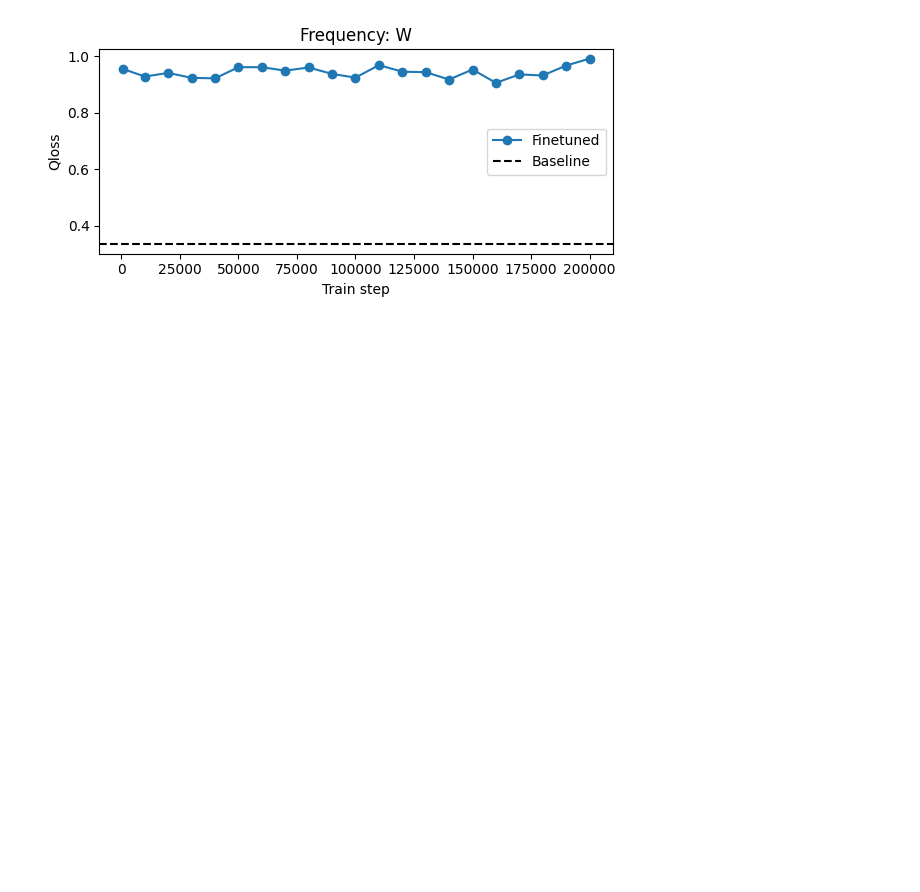
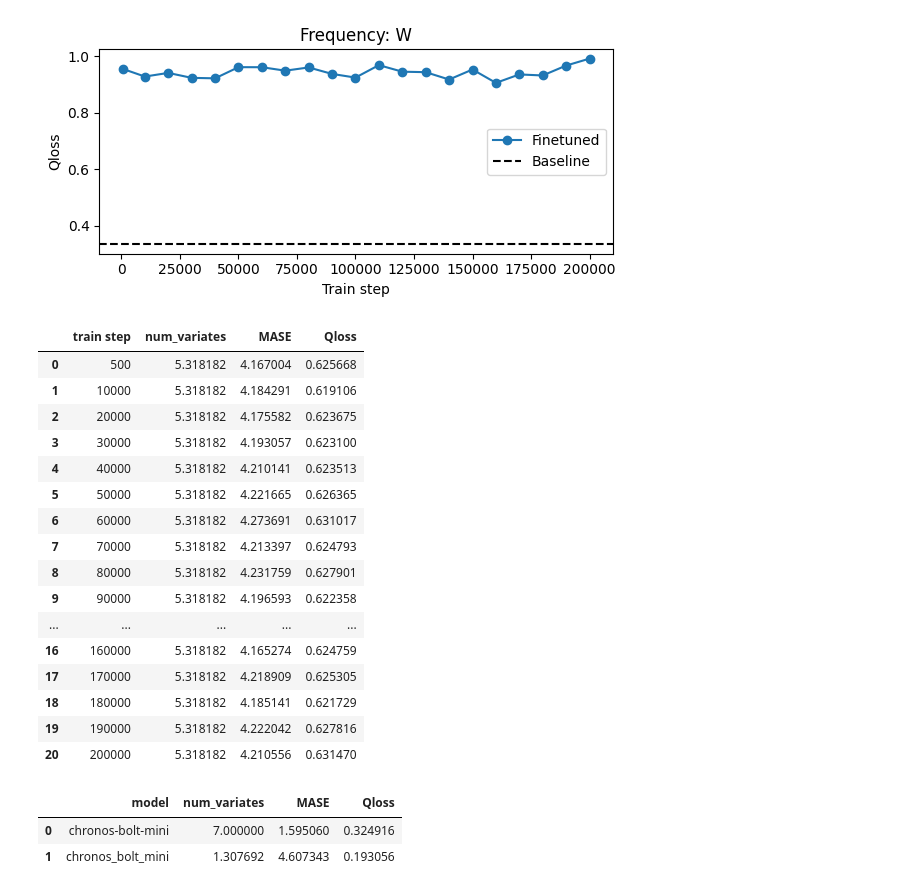
Before and after one commit to GiuliaGhisolfi/TimeSeriesForecastingFoundationModels, a Jupyter notebook: chronos_mini_results.ipynb, the cells around one changed output. Drawn from its saved outputs; the diff is of its cells as text; code cells hidden in the pictures; blank space fills up the shorter version.

```diff
--- a/chronos_mini_results.ipynb
+++ b/chronos_mini_results.ipynb
@@ -319,3 +319,32 @@ plot_metric_vs_train_step(grouped_freq, baseline_freq, group_col="freq", metric_
 [figure]
 [figure]
 [figure]
+# %%
+grouped= df.groupby(['train step'], as_index=False).mean(numeric_only=True) # 'term', 'domain', 'freq'
+grouped = grouped.sort_values(by=['train step'])
+grouped
+# %% [output]
+|  | train step | num_variates | MASE | Qloss |
+| 0 | 500 | 5.318182 | 4.167004 | 0.625668 |
+| 1 | 10000 | 5.318182 | 4.184291 | 0.619106 |
+| 2 | 20000 | 5.318182 | 4.175582 | 0.623675 |
+| 3 | 30000 | 5.318182 | 4.193057 | 0.623100 |
+| 4 | 40000 | 5.318182 | 4.210141 | 0.623513 |
+| 5 | 50000 | 5.318182 | 4.221665 | 0.626365 |
+| 6 | 60000 | 5.318182 | 4.273691 | 0.631017 |
+| 7 | 70000 | 5.318182 | 4.213397 | 0.624793 |
+| 8 | 80000 | 5.318182 | 4.231759 | 0.627901 |
+| 9 | 90000 | 5.318182 | 4.196593 | 0.622358 |
+| ... | ... | ... | ... | ... |
+| 16 | 160000 | 5.318182 | 4.165274 | 0.624759 |
+| 17 | 170000 | 5.318182 | 4.218909 | 0.625305 |
+| 18 | 180000 | 5.318182 | 4.185141 | 0.621729 |
+| 19 | 190000 | 5.318182 | 4.222042 | 0.627816 |
+| 20 | 200000 | 5.318182 | 4.210556 | 0.631470 |
+# %%
+baseline_grouped = baseline_results.groupby(["model"], as_index=False).mean(numeric_only=True)
+baseline_grouped
+# %% [output]
+|  | model | num_variates | MASE | Qloss |
+| 0 | chronos-bolt-mini | 7.000000 | 1.595060 | 0.324916 |
+| 1 | chronos_bolt_mini | 1.307692 | 4.607343 | 0.193056 |
```
Also changed, not shown: 12 other files.
